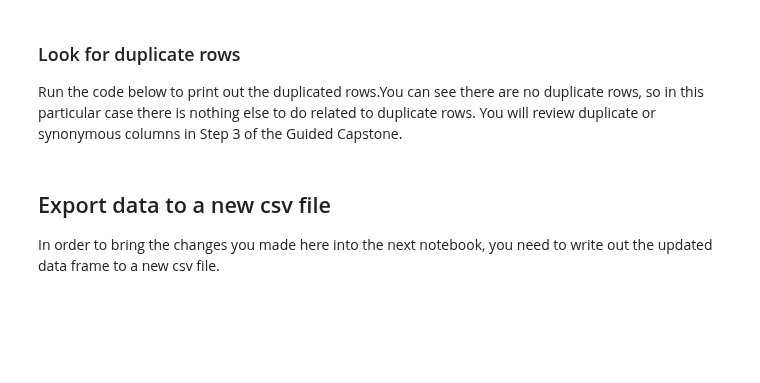
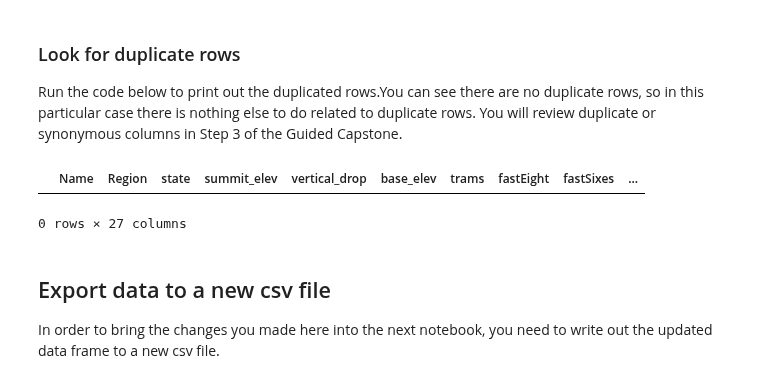
Before and after one commit to yoyo6022/Guided_Capstone, a Jupyter notebook: DataWrangling/GuidedCapstone_Step2.ipynb, the cells around one changed output. Cells and saved outputs as stored; diff of their text form; code cells hidden in the pictures; blank space fills up the shorter version.

```diff
--- a/DataWrangling/GuidedCapstone_Step2.ipynb
+++ b/DataWrangling/GuidedCapstone_Step2.ipynb
@@ -406,15 +407,30 @@ Next, let's consider the ticket price columns 'AdultWeekday' & 'AdultWeekend'. Y
 # %% [markdown]
 <font color='teal'> **Run the cell below to replace Nan's in 'AdultWeekday' with the mean value.**</font>
 # %%
-#df['AdultWeekday'].fillna((df['AdultWeekday'].mean()), inplace=True)
+df['AdultWeekday'].fillna((df['AdultWeekday'].mean()), inplace=True)
 # %% [markdown]
 <font color='teal'> **Use what you know about the remaining columns missing data and decide whether to fill with a zero or to fill with a mean.**</font>
+# %%
+df['AdultWeekend'].fillna((df['AdultWeekend'].mean()), inplace = True)
+df['daysOpenLastYear'].fillna((df['daysOpenLastYear'].mean()), inplace = True)
+df['TerrainParks'].fillna((df['TerrainParks'].mean()), inplace = True)
+df['projectedDaysOpen'].fillna((df['projectedDaysOpen'].mean()), inplace = True)
+df['Snow Making_ac'].fillna((df['Snow Making_ac'].mean()), inplace = True)
+# %%
+df['averageSnowfall'].fillna((df['averageSnowfall'].mean()), inplace = True)
+df['LongestRun_mi'].fillna((df['LongestRun_mi'].mean()), inplace = True)
+df['Runs'].fillna((df['Runs'].mean()), inplace = True)
+df['SkiableTerrain_ac'].fillna((df['SkiableTerrain_ac'].mean()), inplace = True)
+df['yearsOpen'].fillna((df['yearsOpen'].mean()), inplace = True)
 # %% [markdown]
 ### Look for duplicate rows
 Run the code below to print out the duplicated rows.You can see there are no duplicate rows, so in this particular case there is nothing else to do related to duplicate rows. You will review duplicate or synonymous columns in Step 3 of the Guided Capstone.
 # %%
-#duplicateRowsDF = df[df.duplicated()]
-#duplicateRowsDF
+duplicateRowsDF = df[df.duplicated()]
+duplicateRowsDF
+# %% [output]
+|  | Name | Region | state | summit_elev | vertical_drop | base_elev | trams | fastEight | fastSixes | ... |
+0 rows × 27 columns
 # %% [markdown]
 ## Export data to a new csv file
 In order to bring the changes you made here into the next notebook, you need to write out the updated data frame to a new csv file.
```
Also changed, not shown: parts of 5 cells of this notebook.
